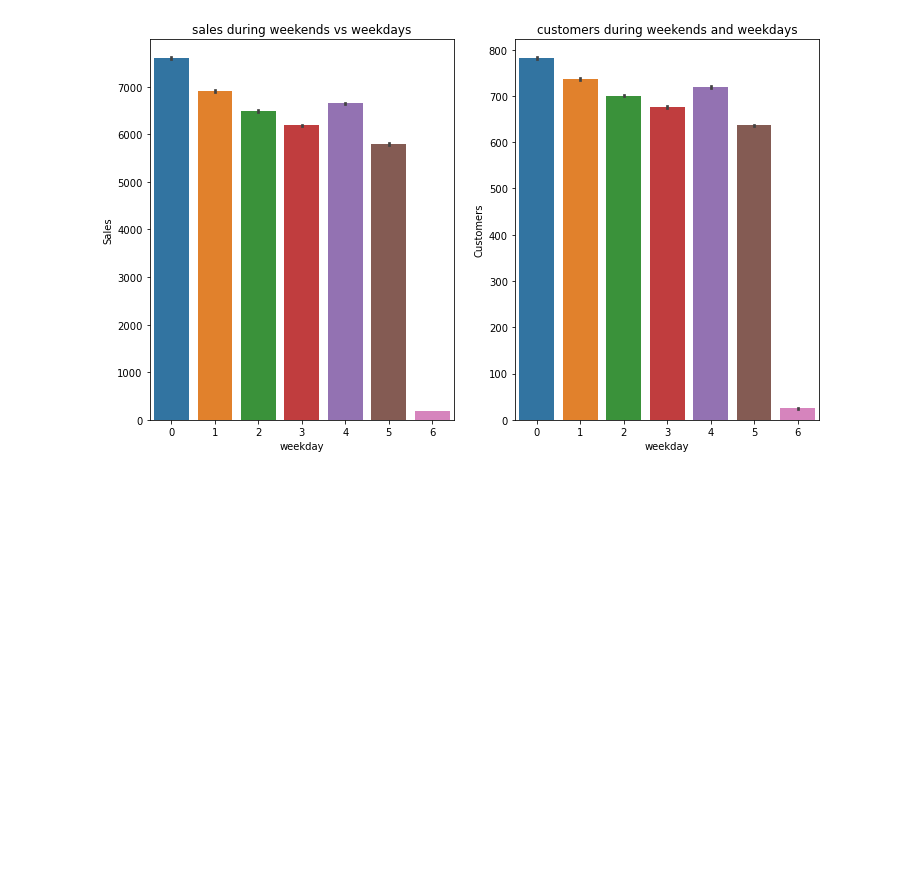
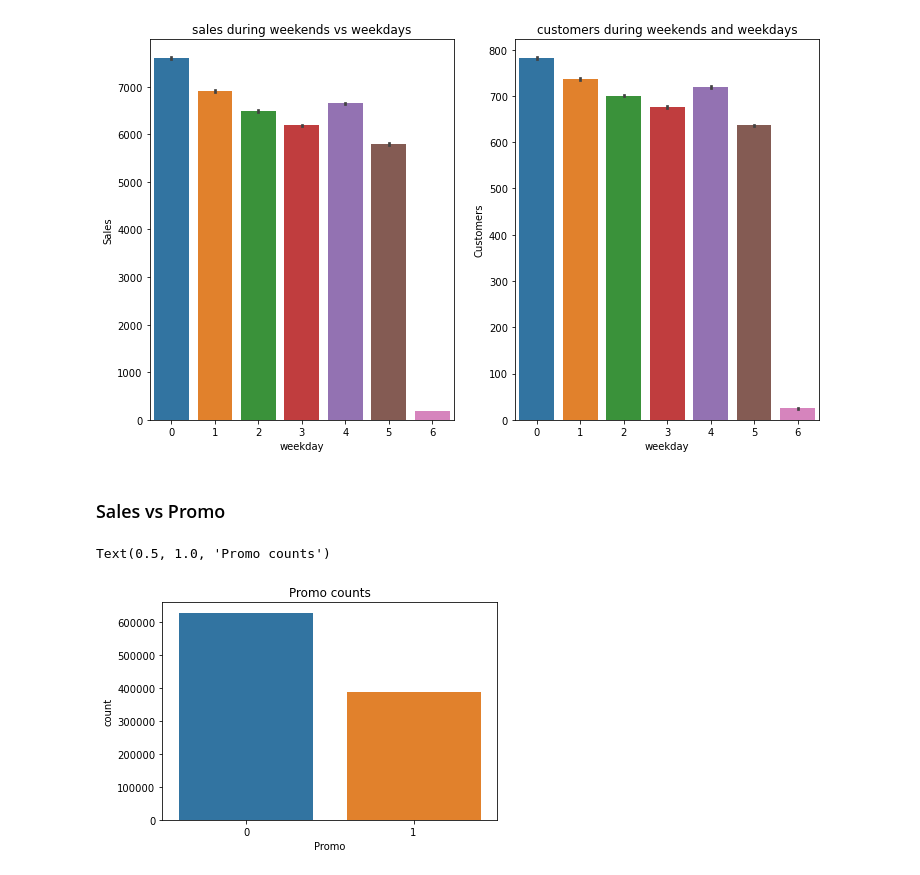
Before and after one commit to YohansSamuel/pharmaceutical_sales_prediction, a Jupyter notebook: notebooks/EDA.ipynb, the cells around one changed output. Drawn from its saved outputs; the diff is of its cells as text; code cells hidden in the pictures; blank space fills up the shorter version.

Commit message:
display sales vs promo

```diff
--- a/notebooks/EDA.ipynb
+++ b/notebooks/EDA.ipynb
@@ -595,3 +595,10 @@ sns.barplot(x='weekday', y='Customers', data=joined_train_df, ax=axis2).set_titl
 # %% [output]
 Text(0.5, 1.0, 'customers during weekends and weekdays')
 [figure]
+# %% [markdown]
+### Sales vs Promo
+# %%
+sns.countplot(x='Promo', data=joined_train_df).set_title('Promo counts')
+# %% [output]
+Text(0.5, 1.0, 'Promo counts')
+[figure, added]
```
Also changed, not shown: parts of 1 cell of this notebook.
